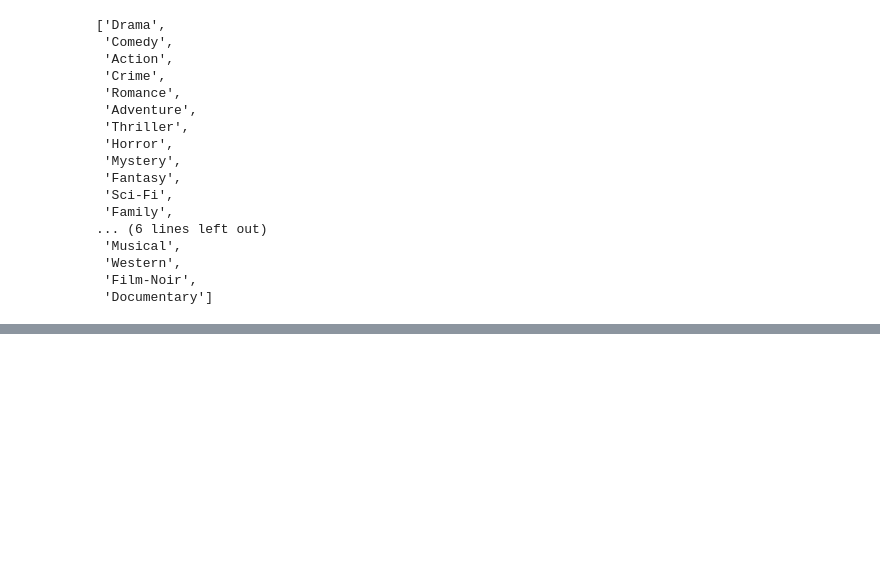
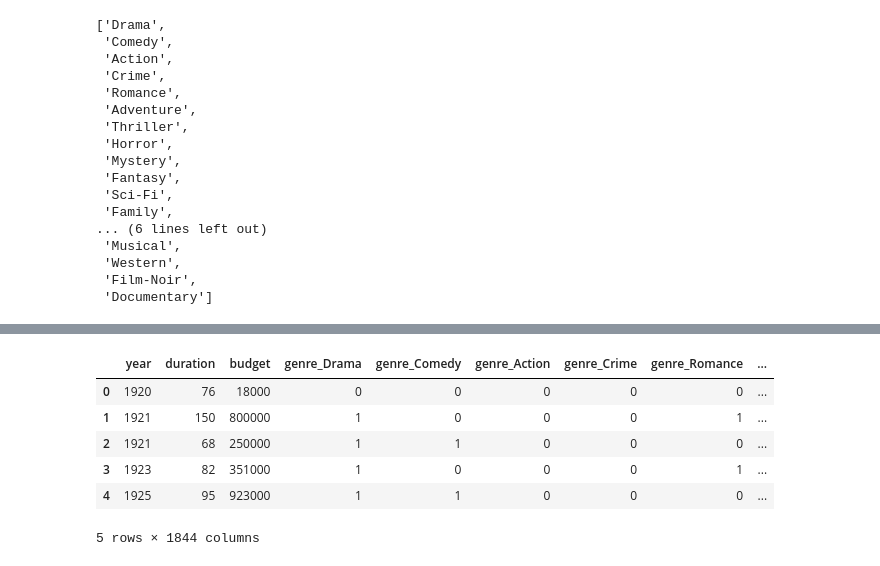
Before and after one commit to qizhengyaoyao/Final-project, a Jupyter notebook: 01_Data_Processing.ipynb, the cells around one changed output, grey strips where cells are left out. Saved outputs shown, nothing was run; the diff lists cells and outputs as text; code cells hidden in the pictures; blank space fills up the shorter version.

```diff
--- a/01_Data_Processing.ipynb
+++ b/01_Data_Processing.ipynb
@@ -318,0 +518,12 @@ usa_df.head()
+# %%
+X = sample_df.drop(["avg_vote","votes","worlwide_gross_income"], axis=1)
+# %%
+X.head()
+# %% [output]
+|  | year | duration | budget | genre_Drama | genre_Comedy | genre_Action | genre_Crime | genre_Romance | ... |
+| 0 | 1920 | 76 | 18000 | 0 | 0 | 0 | 0 | 0 | ... |
+| 1 | 1921 | 150 | 800000 | 1 | 0 | 0 | 0 | 1 | ... |
+| 2 | 1921 | 68 | 250000 | 1 | 1 | 0 | 0 | 0 | ... |
+| 3 | 1923 | 82 | 351000 | 1 | 0 | 0 | 0 | 1 | ... |
+| 4 | 1925 | 95 | 923000 | 1 | 1 | 0 | 0 | 0 | ... |
+5 rows × 1844 columns
```
Also changed, not shown: parts of 38 cells of this notebook.
